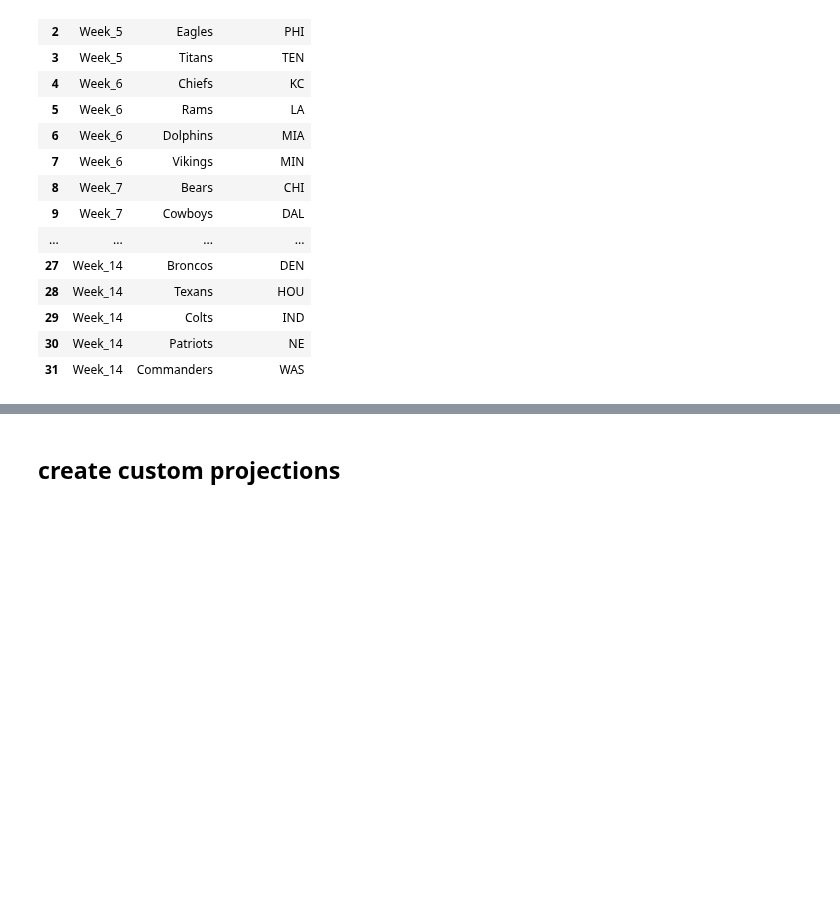
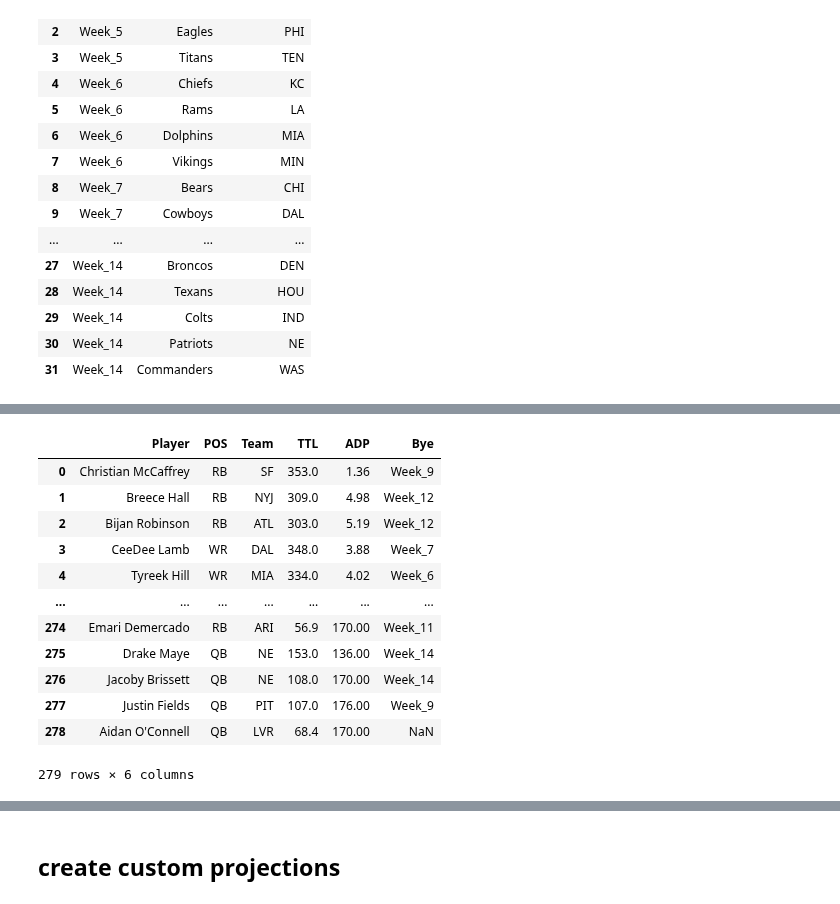
Before and after one commit to alexk2206/Data_Driven_Fantasy_Football, a Jupyter notebook: Enhanced_optimization_new.ipynb, the cells around one changed output, grey strips where cells are left out. Drawn from its saved outputs; the diff is of its cells as text; code cells hidden in the pictures; blank space fills up the shorter version.

```diff
--- a/Enhanced_optimization_new.ipynb
+++ b/Enhanced_optimization_new.ipynb
@@ -102,11 +103,26 @@ Name: count, dtype: int64
 # %%
-# season_projection_url = f'https://raw.githubusercontent.com/alexk2206/Data_Driven_Fantasy_Football/refs/heads/main/pre_season_data/adp_projections_{year}.csv'
+season_projection_url = f'https://raw.githubusercontent.com/alexk2206/Data_Driven_Fantasy_Football/refs/heads/main/pre_season_data/adp_projections_{year}.csv'
 
-# season_projections = (
-#     pd.read_csv(season_projection_url)
-#       .rename(columns={'player': 'Player', 'position': 'POS', 'points': 'TTL', 'adp': 'ADP'})
-#       .loc[:, ['Player', 'POS', 'team', 'TTL', 'ADP']]
-#       .merge(bye_weeks[['Abbreviation', 'Bye']], left_on='team', right_on='Abbreviation', how='left')
-#       .drop(columns='Abbreviation')
-# )
-# season_projections
+season_projections = (
+    pd.read_csv(season_projection_url)
+      .rename(columns={'player': 'Player', 'position': 'POS', 'team': 'Team', 'points': 'TTL', 'adp': 'ADP'})
+      .loc[:, ['Player', 'POS', 'Team', 'TTL', 'ADP']]
+      .merge(bye_weeks[['Abbreviation', 'Bye']], left_on='Team', right_on='Abbreviation', how='left')
+      .drop(columns='Abbreviation')
+)
+season_projections = season_projections.drop_duplicates(subset='Player', keep='first')
+season_projections
+# %% [output]
+|  | Player | POS | Team | TTL | ADP | Bye |
+| 0 | Christian McCaffrey | RB | SF | 353.0 | 1.36 | Week_9 |
+| 1 | Breece Hall | RB | NYJ | 309.0 | 4.98 | Week_12 |
+| 2 | Bijan Robinson | RB | ATL | 303.0 | 5.19 | Week_12 |
+| 3 | CeeDee Lamb | WR | DAL | 348.0 | 3.88 | Week_7 |
+| 4 | Tyreek Hill | WR | MIA | 334.0 | 4.02 | Week_6 |
+| ... | ... | ... | ... | ... | ... | ... |
+| 274 | Emari Demercado | RB | ARI | 56.9 | 170.00 | Week_11 |
+| 275 | Drake Maye | QB | NE | 153.0 | 136.00 | Week_14 |
+| 276 | Jacoby Brissett | QB | NE | 108.0 | 170.00 | Week_14 |
+| 277 | Justin Fields | QB | PIT | 107.0 | 176.00 | Week_9 |
+| 278 | Aidan O'Connell | QB | LVR | 68.4 | 170.00 | NaN |
+279 rows × 6 columns
```
Also changed, not shown: parts of 19 cells of this notebook.
